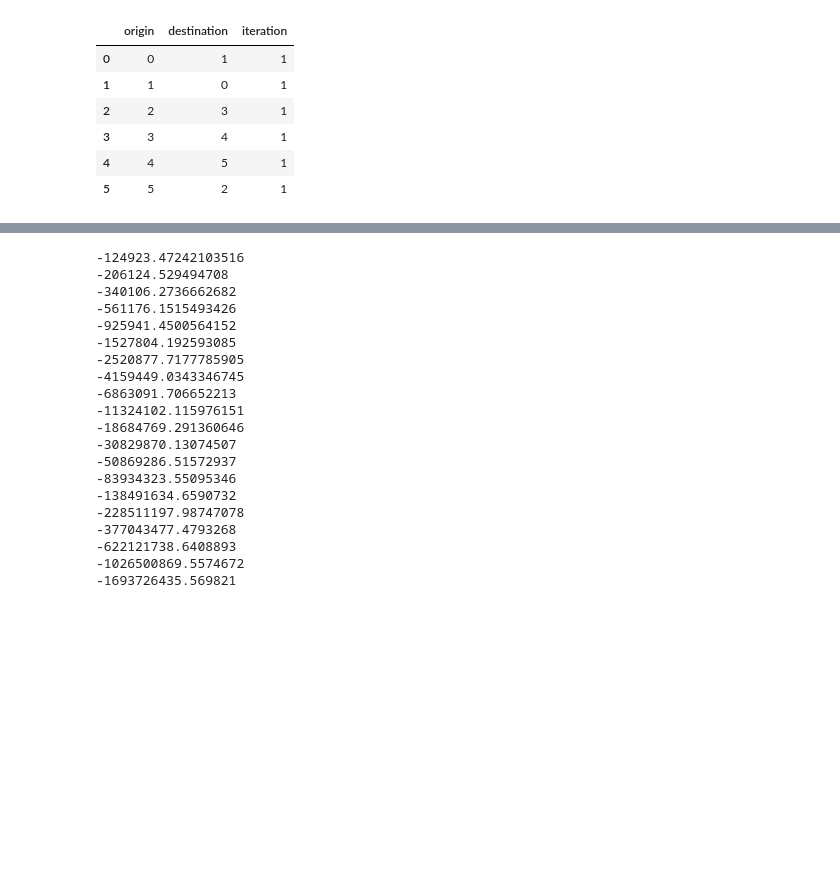
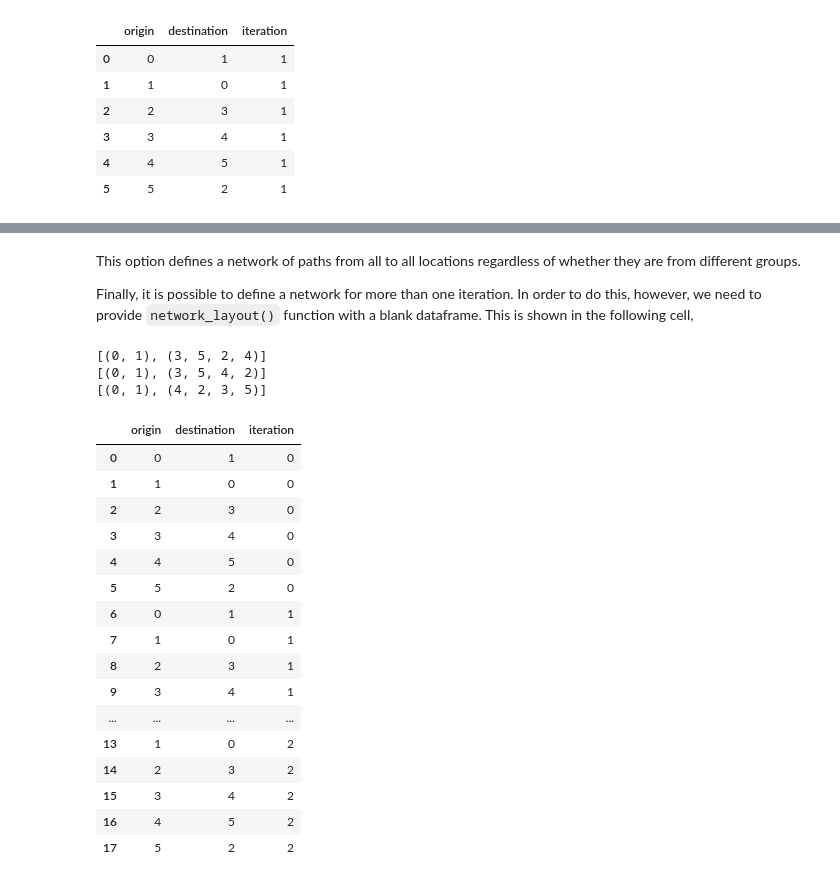
Before and after one commit to mllobera/netsim, a Jupyter notebook: notebooks/NetGen2.ipynb, the cells around one changed output, grey strips where cells are left out. Drawn from its saved outputs; the diff is of its cells as text; code cells hidden in the pictures; blank space fills up the shorter version.

````diff
--- a/notebooks/NetGen2.ipynb
+++ b/notebooks/NetGen2.ipynb
@@ -242,3 +192,0 @@ ng.setup(df)
-# %%
-df.loc[df['group']==2,'mix'] = 1
-df
@@ -276,4 +192,0 @@
-# %%
-for i in range(num_iterations):
-    sample_iteration = list(next(netgentor))
-    df_out_net = network_layout(df, sample_iteration, i, df_out_net, option='close')
@@ -284,4 +192,0 @@ T = 12
-# %%
-for i in range(100):
-    gt= gt - gt/T + (1 - gt/gmax)
-    print(gt)
@@ -306,26 +193,35 @@ for i in range(100):
-# %%
-for i in range(10):
-    gt= gt_1 - gt_1/T + (1 - gt_1/gmax)
-    print(gt)
-    gt_1 = gt
-# %% [output]
--124923.47242103516
--206124.529494708
--340106.2736662682
--561176.1515493426
--925941.4500564152
--1527804.192593085
--2520877.7177785905
--4159449.0343346745
--6863091.706652213
--11324102.115976151
--18684769.291360646
--30829870.13074507
--50869286.51572937
--83934323.55095346
--138491634.6590732
--228511197.98747078
--377043477.4793268
--622121738.6408893
--1026500869.5574672
--1693726435.569821
+# %% [markdown]
+This option defines a network of paths from all to all locations regardless of whether they are from different groups.
+
+Finally, it is possible to define a network for more than one iteration. In order to do this, however, we need to provide ```network_layout()``` function with a blank dataframe. This is shown in the following cell,
+# %%
+# create a blank dataframe
+net = {'origin': 'int32', 'destination': 'int32', 'iteration': 'int32'}
+df_net = pd.DataFrame(columns=list(net.keys())).astype(net)
+
+for i in range(3):
+    iteration = list(next(netgentor))
+    print(iteration)
+    df_net = ng.network_layout(df, iteration, i, df_net= df_net, opt='close')
+df_net
+# %% [output]
+[(0, 1), (3, 5, 2, 4)]
+[(0, 1), (3, 5, 4, 2)]
+[(0, 1), (4, 2, 3, 5)]
+|  | origin | destination | iteration |
+| 0 | 0 | 1 | 0 |
+| 1 | 1 | 0 | 0 |
+| 2 | 2 | 3 | 0 |
+| 3 | 3 | 4 | 0 |
+| 4 | 4 | 5 | 0 |
+| 5 | 5 | 2 | 0 |
+| 6 | 0 | 1 | 1 |
+| 7 | 1 | 0 | 1 |
+| 8 | 2 | 3 | 1 |
+| 9 | 3 | 4 | 1 |
+| ... | ... | ... | ... |
+| 13 | 1 | 0 | 2 |
+| 14 | 2 | 3 | 2 |
+| 15 | 3 | 4 | 2 |
+| 16 | 4 | 5 | 2 |
+| 17 | 5 | 2 | 2 |
````
Also changed, not shown: parts of 26 cells of this notebook, 1 other file.
